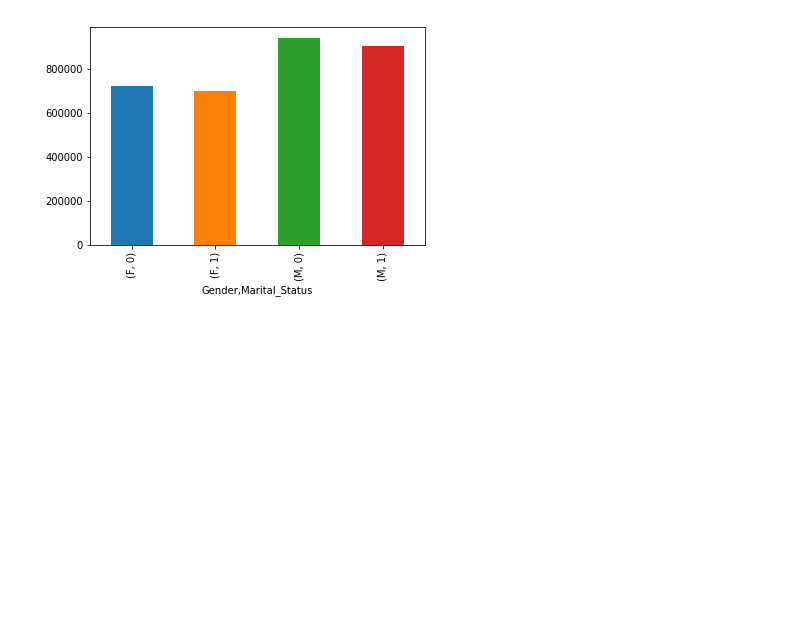
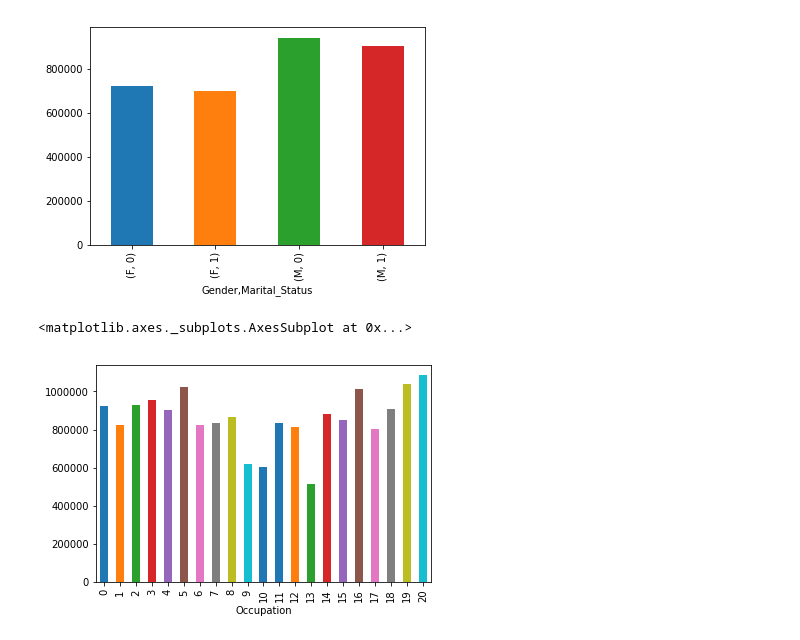
Before and after one commit to suthashok/Analytics_Vidhya, a Jupyter notebook: Competitions/Black_Friday/Black_Friday_Spend_Prediction.ipynb, the cells around one changed output. Saved outputs shown, nothing was run; the diff lists cells and outputs as text; code cells hidden in the pictures; blank space fills up the shorter version.

```diff
--- a/Competitions/Black_Friday/Black_Friday_Spend_Prediction.ipynb
+++ b/Competitions/Black_Friday/Black_Friday_Spend_Prediction.ipynb
@@ -138,3 +147,8 @@ df_train_cust.groupby(['Gender','Marital_Status']).mean()['Purchase'].plot.bar()
 [figure]
 # %%
 #Unmarried Male and Females spend slightly more than their male counterparts
+# %%
+df_train_cust.groupby(['Occupation']).mean()['Purchase'].plot.bar()
+# %% [output]
+<matplotlib.axes._subplots.AxesSubplot at 0x...>
+[figure, added]
```
Also changed, not shown: parts of 4 cells of this notebook.
